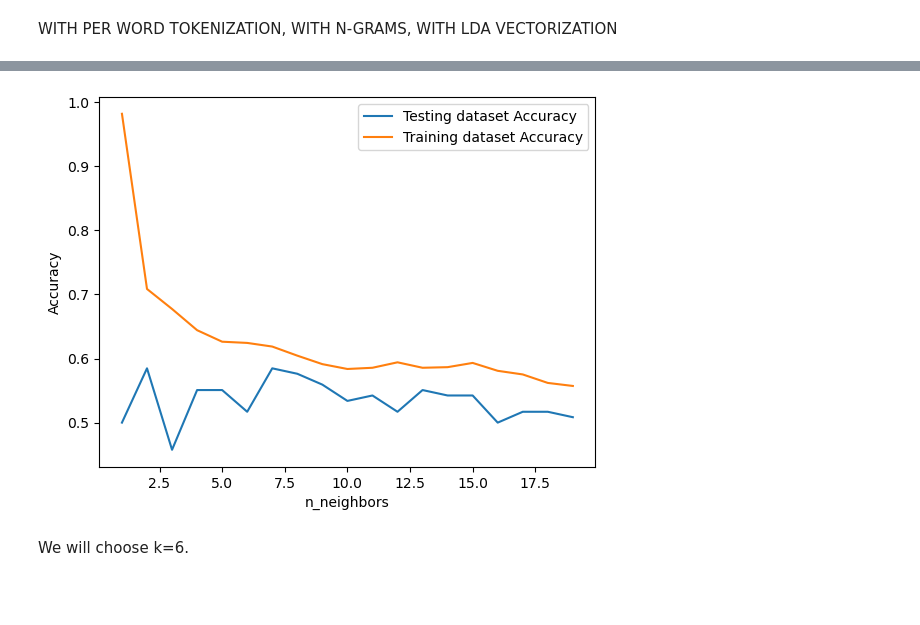
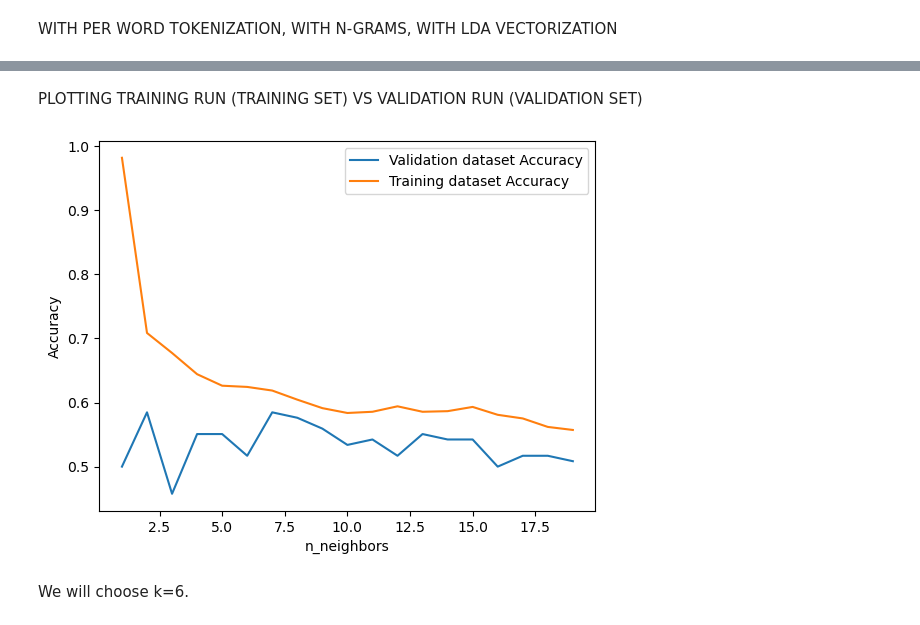
Before and after one commit to embarbos/natural-language-processing-twitter-data, a Jupyter notebook: group_19_final.ipynb, the cells around one changed output, grey strips where cells are left out. Cells and saved outputs as stored; diff of their text form; code cells hidden in the pictures; blank space fills up the shorter version.

```diff
--- a/group_19_final.ipynb
+++ b/group_19_final.ipynb
@@ -114,20 +114,25 @@ After some manual labelling and dropping non-English tweets in excel, we end up
 # %% [markdown]
 Now that the sets have been manually looked at and labelled, they are imported into the code as .csv files for further cleaning necessary for the algorithms. (all.csv, labelled.csv, and the remainder.csv) Starting with LDA:
 # %%
-data1 = pd.read_csv('labelled.csv',header=None)
-data2 = pd.read_csv('remainder.csv',header=None)
+labelled = pd.read_csv('labelled.csv',header=None)
+labelled = labelled.iloc[:,1:3]
+labelled.columns = ['tweets','label']
+
+remainder = pd.read_csv('remainder.csv',header=None)
+remainder = remainder.iloc[:,1:]
+remainder.columns = ['tweets']
 
 #%%
 
-data = pd.concat([data1,data2])
+data = pd.concat([labelled['tweets'],remainder['tweets']])
 #%%
-data = data.iloc[:,1]
-data.columns = ['tweets']
+#data = data.iloc[:,1]
+#data.columns = ['tweets']
 # %%
 cleaned_tweets = []
 words = []
 for tweet in data:
-    clean = re.sub(r"(http[s]?\://\S+)|([\[\(].*[\)\]])|([#@]\S+)|\n", "", tweet)
+    clean = re.sub(r"(http[s]?\://\S+)|([\[\(].*[\)\]])|([#@]\S+)|\n", "", str(tweet))
     clean = re.sub(r"\d", '', clean)
     clean = re.sub(r"'\S+", '', clean)
     clean = clean.replace('.', '').replace(';', '').lower()
@@ -359,31 +370,33 @@ y = train_data_lda.iloc[:1175, 2]
+# %% [markdown]
+PLOTTING TRAINING RUN (TRAINING SET) VS VALIDATION RUN (VALIDATION SET)
 # %%
 # %% Split into training and validation set
 X_train, X_val, y_train, y_val = train_test_split(
     X, y, test_size=0.1, random_state=7)
 
 neighbors = np.arange(1, 20)
 train_accuracy = np.empty(len(neighbors))
 test_accuracy = np.empty(len(neighbors))
 
 # Loop over K values
 for i, k in enumerate(neighbors):
     knn = KNeighborsClassifier(n_neighbors=k)
     knn.fit(X_train, y_train)
 
     # Compute training and test data accuracy
     train_accuracy[i] = knn.score(X_train, y_train)
     test_accuracy[i] = knn.score(X_val, y_val)
 
 # Generate plot
-plt.plot(neighbors, test_accuracy, label='Testing dataset Accuracy')
+plt.plot(neighbors, test_accuracy, label='Validation dataset Accuracy')
 plt.plot(neighbors, train_accuracy, label='Training dataset Accuracy')
 
 plt.legend()
 plt.xlabel('n_neighbors')
 plt.ylabel('Accuracy')
 plt.show()
 # %% [output]
-[figure, old version]
+[figure, new version]
 # %% [markdown]
 We will choose k=6.
 # %%
```
Also changed, not shown: parts of 18 cells of this notebook.
